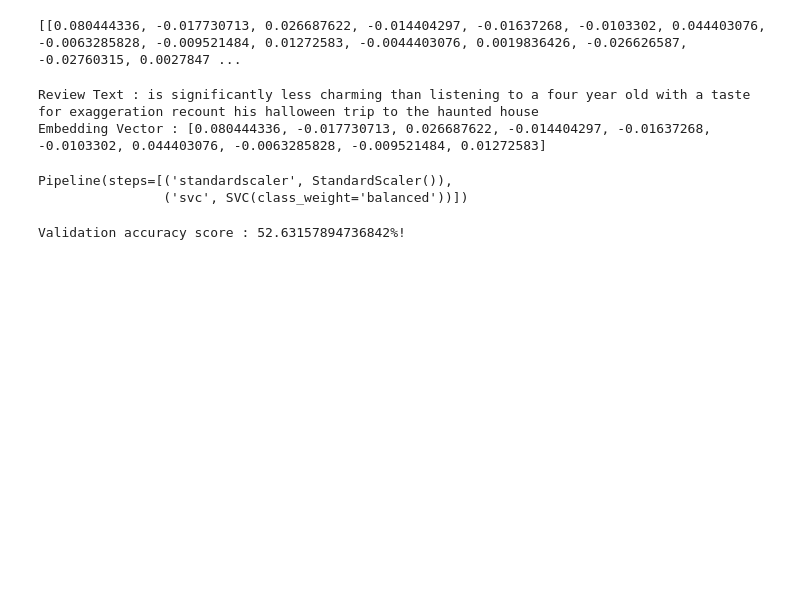
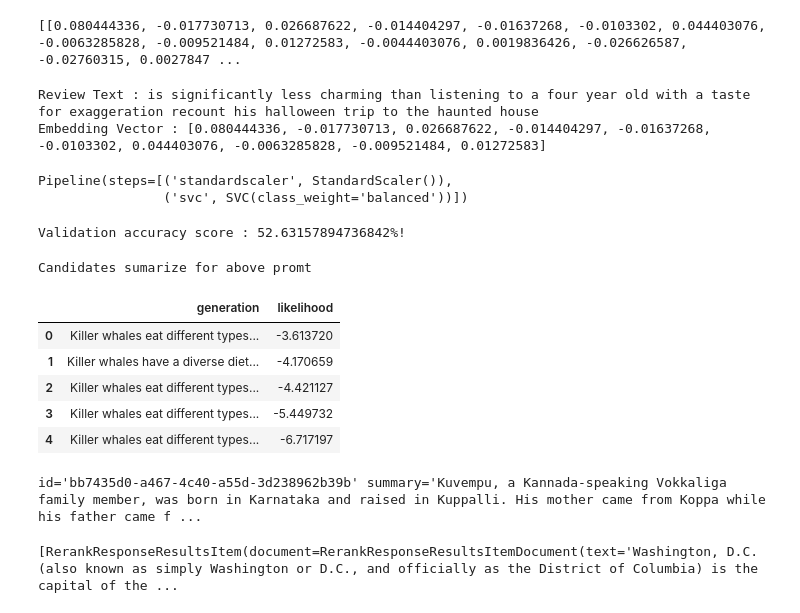
Before and after one commit to prachitshukla/GenAI, a Jupyter notebook: Labs/Day3_cohere.ipynb, the cells around one changed output. Drawn from its saved outputs; the diff is of its cells as text; code cells hidden in the pictures; blank space fills up the shorter version.

```diff
--- a/Labs/Day3_cohere.ipynb
+++ b/Labs/Day3_cohere.ipynb
@@ -154,0 +174,56 @@ Validation accuracy score : 52.63157894736842%!
+# %%
+n_generation = 5
+
+prediction = co.generate(
+    model = "command",
+    prompt = prompt,
+    return_likelihoods = "GENERATION",
+    stop_sequences = ['"'],
+    max_tokens = 50,
+    temperature = 0.7,
+    num_generations = n_generation,
+    k=0,
+    p=0.75
+
+)
+# %%
+gens =[]
+likelihoods =[]
+
+for gen in prediction.generations :
+  gens.append(gen.text)
+
+  sum_likelihood =0
+  for t in gen.token_likelihoods :
+    sum_likelihood += t.likelihood
+
+  likelihoods.append(sum_likelihood)
+# %%
+pd.options.display.max_colwidth = 200
+
+df = pd.DataFrame({'generation' : gens, 'likelihood' : likelihoods})
+
+df = df.drop_duplicates(subset=['generation'])
+
+df = df.sort_values('likelihood', ascending=False, ignore_index = True)
+
+print("Candidates sumarize for above promt ")
+
+df
+# %% [output]
+Candidates sumarize for above promt
+|  | generation | likelihood |
+| 0 | Killer whales eat different types... | -3.613720 |
+| 1 | Killer whales have a diverse diet... | -4.170659 |
+| 2 | Killer whales eat different types... | -4.421127 |
+| 3 | Killer whales eat different types... | -5.449732 |
+| 4 | Killer whales eat different types... | -6.717197 |
+# %%
+#co. sumarize way
+text="Kuvempu was born in Hirekodige, a village in Koppa taluk of Chikmagalur district and raised in Kuppalli, a village in Shivamogga district of the erstwhile Kingdom of Mysore (now in Karnataka) into a Kannada-speaking Vokkaliga family.[7] His mother Seethamma hailed from Koppa, Chikmagalur, while his father Venkatappa was from Kuppali, a village in Thirthahalli taluk (in present-day Shimoga district), where he was raised.[10][7] Early in his childhood, Kuvempu was home-schooled by an appointed teacher from South Canara.[citation needed][11] He joined the Anglo-Vernacular school in Thirthahalli to continue his middle school education. Kuvempu's father died when he was only twelve. He finished his lower and secondary education in Kannada and English languages in Thirthahalli and moved to Mysore for further education at the Wesleyan High School. Thereafter, he pursued college studies at the Maharaja College of Mysore and graduated in 1929,"
+
+result = co.summarize(text=text,length='auto',format ='paragraph',extractiveness='medium')
+
+print(result)
+# %% [output]
+id='bb7435d0-a467-4c40-a55d-3d238962b39b' summary='Kuvempu, a Kannada-speaking Vokkaliga family member, was born in Karnataka and raised in Kuppalli. His mother came from Koppa while his father came f ...
@@ -154,0 +254,6 @@ Validation accuracy score : 52.63157894736842%!
+# %%
+results = co.rerank(query=query, model=model_name, documents=docs, top_n=3, return_documents=True)
+
+print(results.results)
+# %% [output]
+[RerankResponseResultsItem(document=RerankResponseResultsItemDocument(text='Washington, D.C. (also known as simply Washington or D.C., and officially as the District of Columbia) is the capital of the ...
```
Also changed, not shown: parts of 18 cells of this notebook.
